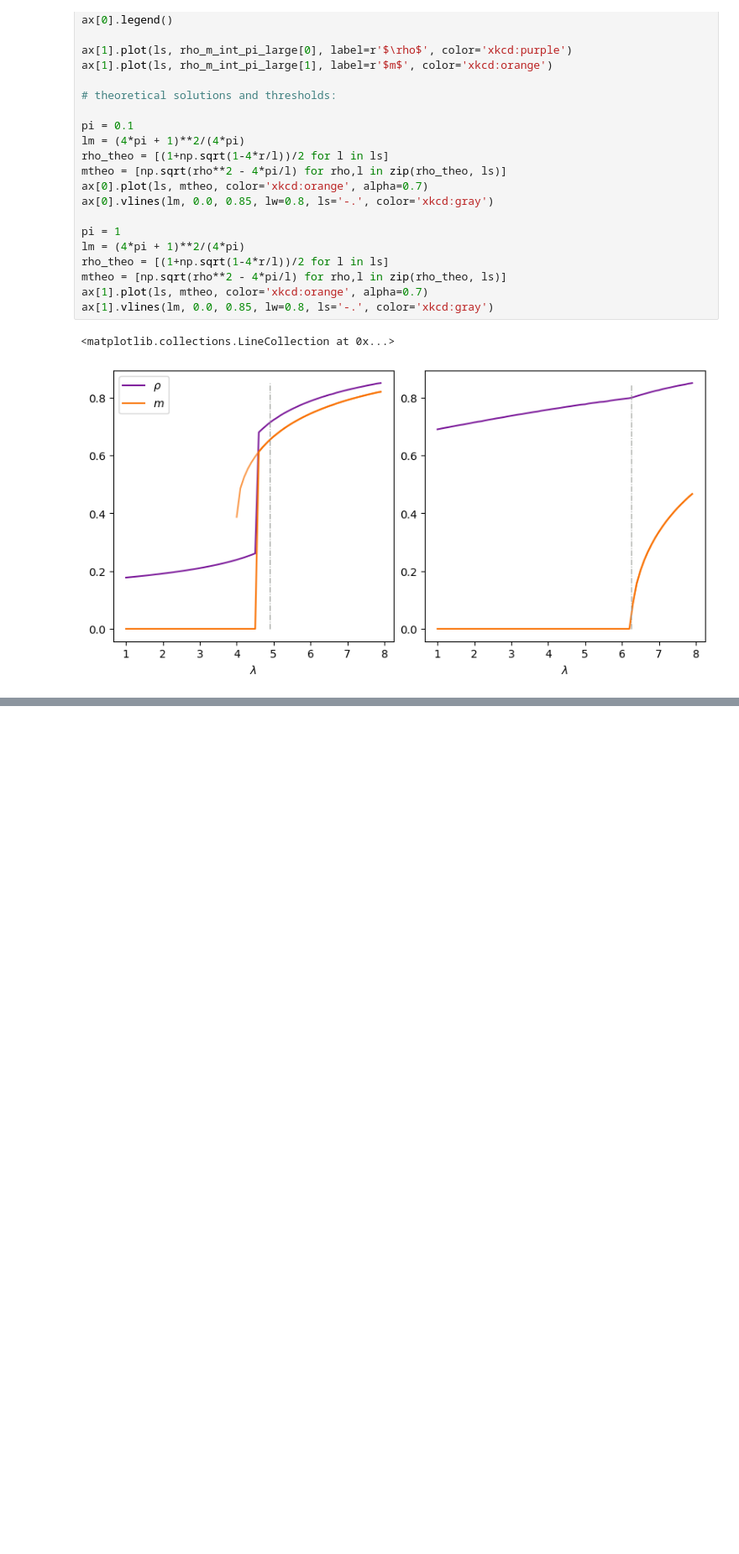
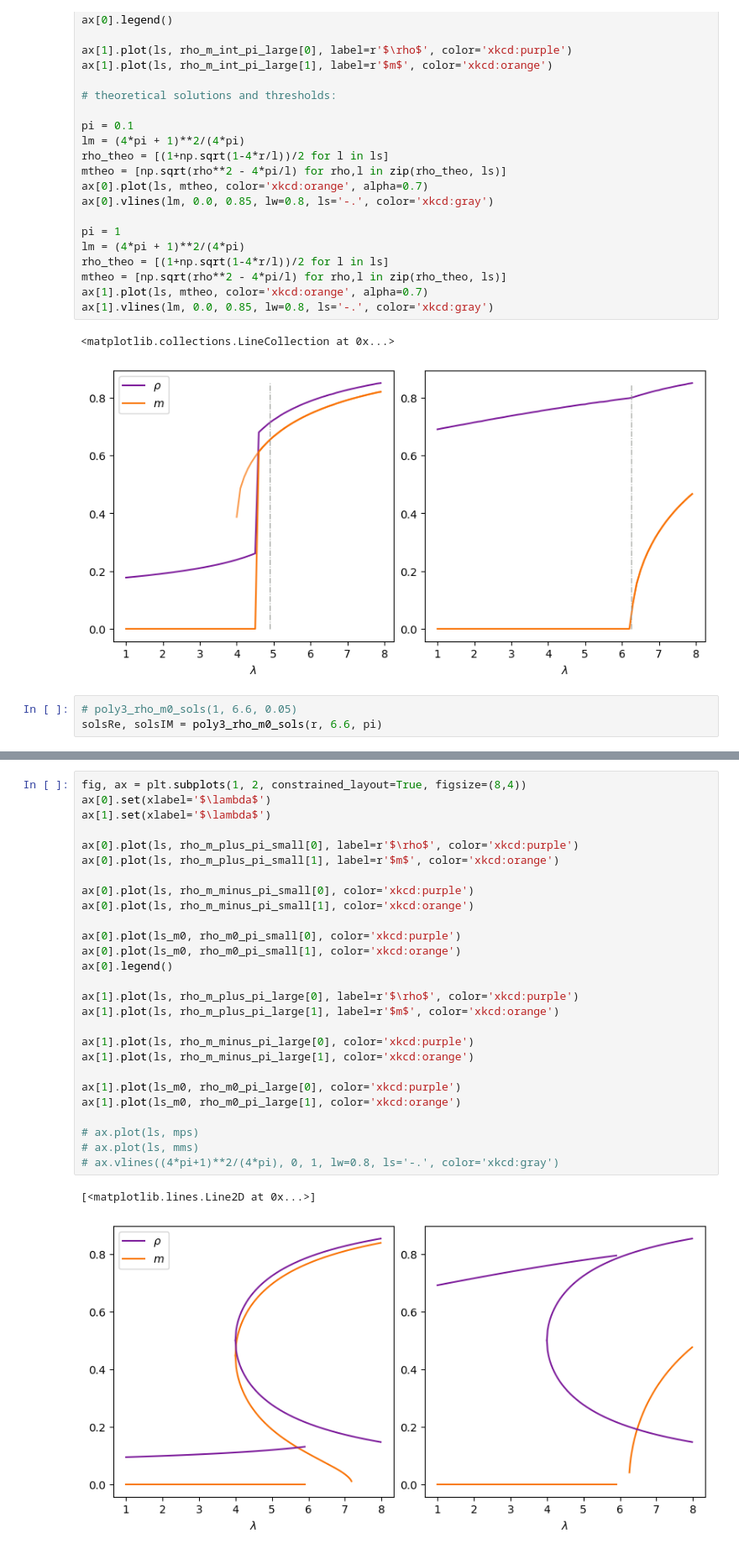
Before and after one commit to dmarchp/TFM_code, a Jupyter notebook: det_sols_f0_as_pi/non_lin_rec_two_sites.ipynb, the cells around one changed output, grey strips where cells are left out. Shown: that part at 84% size. Cells and saved outputs as stored; diff of their text form; blank space fills up the shorter version.

```diff
--- a/det_sols_f0_as_pi/non_lin_rec_two_sites.ipynb
+++ b/det_sols_f0_as_pi/non_lin_rec_two_sites.ipynb
@@ -277,3 +303,6 @@ ax[1].vlines(lm, 0.0, 0.85, lw=0.8, ls='-.', color='xkcd:gray')
 # %% [output]
 <matplotlib.collections.LineCollection at 0x...>
 [figure]
+# %%
+# poly3_rho_m0_sols(1, 6.6, 0.05)
+solsRe, solsIM = poly3_rho_m0_sols(r, 6.6, pi)
@@ -279,0 +378,30 @@ ax[1].vlines(lm, 0.0, 0.85, lw=0.8, ls='-.', color='xkcd:gray')
+# %%
+fig, ax = plt.subplots(1, 2, constrained_layout=True, figsize=(8,4))
+ax[0].set(xlabel='$\lambda$')
+ax[1].set(xlabel='$\lambda$')
+
+ax[0].plot(ls, rho_m_plus_pi_small[0], label=r'$\rho$', color='xkcd:purple')
+ax[0].plot(ls, rho_m_plus_pi_small[1], label=r'$m$', color='xkcd:orange')
+
+ax[0].plot(ls, rho_m_minus_pi_small[0], color='xkcd:purple')
+ax[0].plot(ls, rho_m_minus_pi_small[1], color='xkcd:orange')
+
+ax[0].plot(ls_m0, rho_m0_pi_small[0], color='xkcd:purple')
+ax[0].plot(ls_m0, rho_m0_pi_small[1], color='xkcd:orange')
+ax[0].legend()
+
+ax[1].plot(ls, rho_m_plus_pi_large[0], label=r'$\rho$', color='xkcd:purple')
+ax[1].plot(ls, rho_m_plus_pi_large[1], label=r'$m$', color='xkcd:orange')
+
+ax[1].plot(ls, rho_m_minus_pi_large[0], color='xkcd:purple')
+ax[1].plot(ls, rho_m_minus_pi_large[1], color='xkcd:orange')
+
+ax[1].plot(ls_m0, rho_m0_pi_large[0], color='xkcd:purple')
+ax[1].plot(ls_m0, rho_m0_pi_large[1], color='xkcd:orange')
+
+# ax.plot(ls, mps)
+# ax.plot(ls, mms)
+# ax.vlines((4*pi+1)**2/(4*pi), 0, 1, lw=0.8, ls='-.', color='xkcd:gray')
+# %% [output]
+[<matplotlib.lines.Line2D at 0x...>]
+[figure, added]
```
Also changed, not shown: parts of 7 cells of this notebook, 1 other file.
